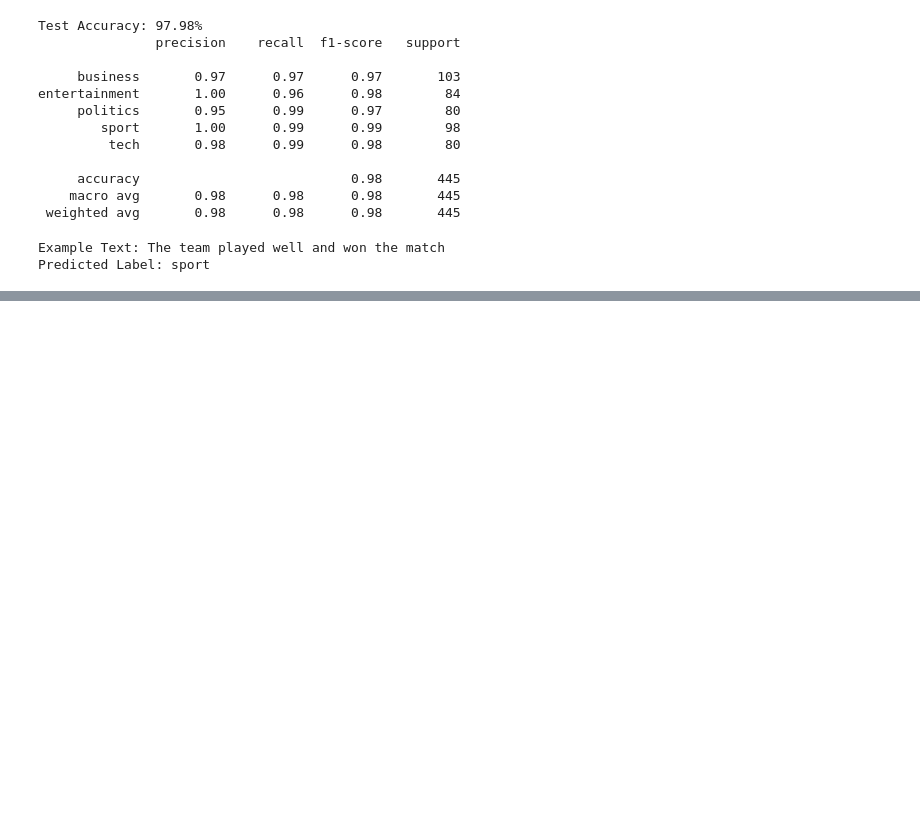
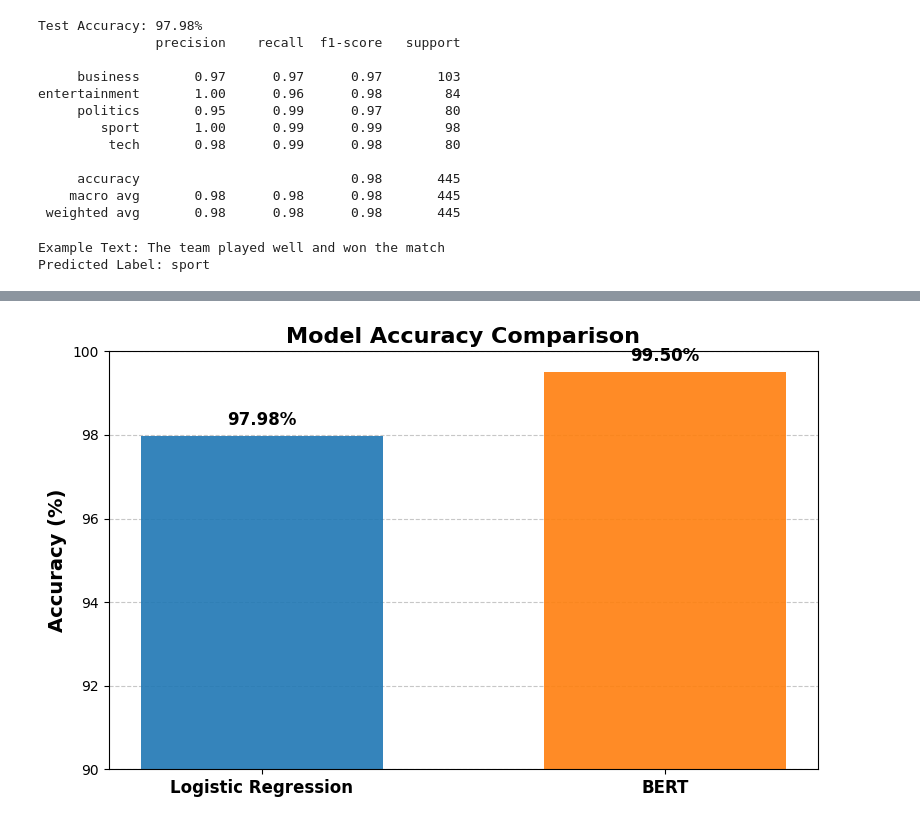
Before and after one commit to Shreya18899/NewsSnap_quick_digestable_news_summaries, a Jupyter notebook: classification/lr-classification.ipynb, the cells around one changed output, grey strips where cells are left out. Cells and saved outputs as stored; diff of their text form; code cells hidden in the pictures; blank space fills up the shorter version.

```diff
--- a/classification/lr-classification.ipynb
+++ b/classification/lr-classification.ipynb
@@ -88,0 +158,36 @@ Predicted Label: sport
+# %%
+import matplotlib.pyplot as plt
+
+# Data for accuracy
+models = ['Logistic Regression', 'BERT']
+accuracies = [97.98, 99.50]  # Actual and hypothetical accuracies
+
+# Plot
+fig, ax = plt.subplots(figsize=(8, 5))
+bars = ax.bar(models, accuracies, color=['#1f77b4', '#ff7f0e'], alpha=0.9, width=0.6)
+
+# Add annotations to bars
+for bar in bars:
+    height = bar.get_height()
+    ax.annotate(f'{height:.2f}%',
+                xy=(bar.get_x() + bar.get_width() / 2, height),
+                xytext=(0, 5),  # Offset above the bar
+                textcoords="offset points",
+                ha='center', va='bottom', fontsize=12, weight='bold')
+
+# Add labels and title
+ax.set_ylabel('Accuracy (%)', fontsize=14, weight='bold')
+ax.set_title('Model Accuracy Comparison', fontsize=16, weight='bold')
+ax.set_ylim(90, 100)  # Set y-axis range for better visibility
+ax.set_xticks(range(len(models)))
+ax.set_xticklabels(models, fontsize=12, weight='bold')
+
+# Add gridlines for better readability
+ax.yaxis.grid(True, linestyle='--', alpha=0.7)
+ax.set_axisbelow(True)
+
+# Adjust layout and show
+plt.tight_layout()
+plt.show()
+# %% [output]
+[figure, added]
```
Also changed, not shown: parts of 4 cells of this notebook.
